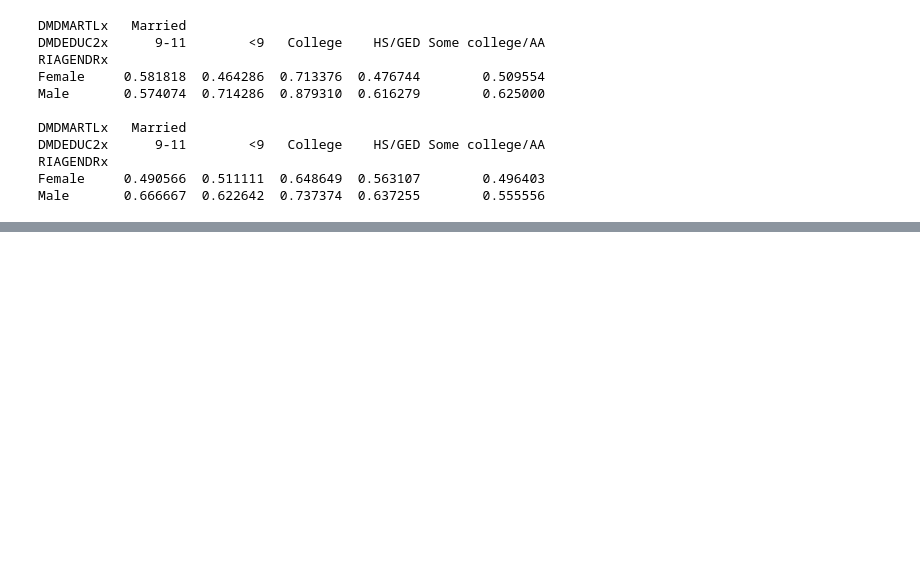
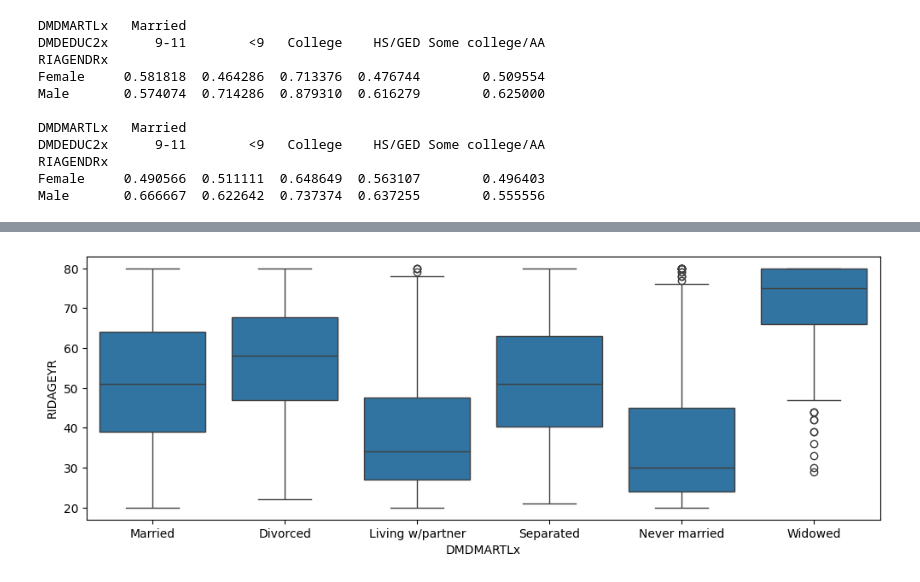
Before and after one commit to gentlemanpe/Statistics-with-Python, a Jupyter notebook: 09-Case-study-multivariate-data-NHANES-data.ipynb, the cells around one changed output, grey strips where cells are left out. Cells and saved outputs as stored; diff of their text form; code cells hidden in the pictures; blank space fills up the shorter version.

```diff
--- a/09-Case-study-multivariate-data-NHANES-data.ipynb
+++ b/09-Case-study-multivariate-data-NHANES-data.ipynb
@@ -182,0 +189,5 @@ Male       0.666667  0.622642  0.737374  0.637255        0.555556
+# %%
+plt.figure(figsize=(12, 4))
+a = sns.boxplot(x=db.DMDMARTLx, y=db.RIDAGEYR)
+# %% [output]
+[figure, added]
```
Also changed, not shown: parts of 3 cells of this notebook, 1 other file.
